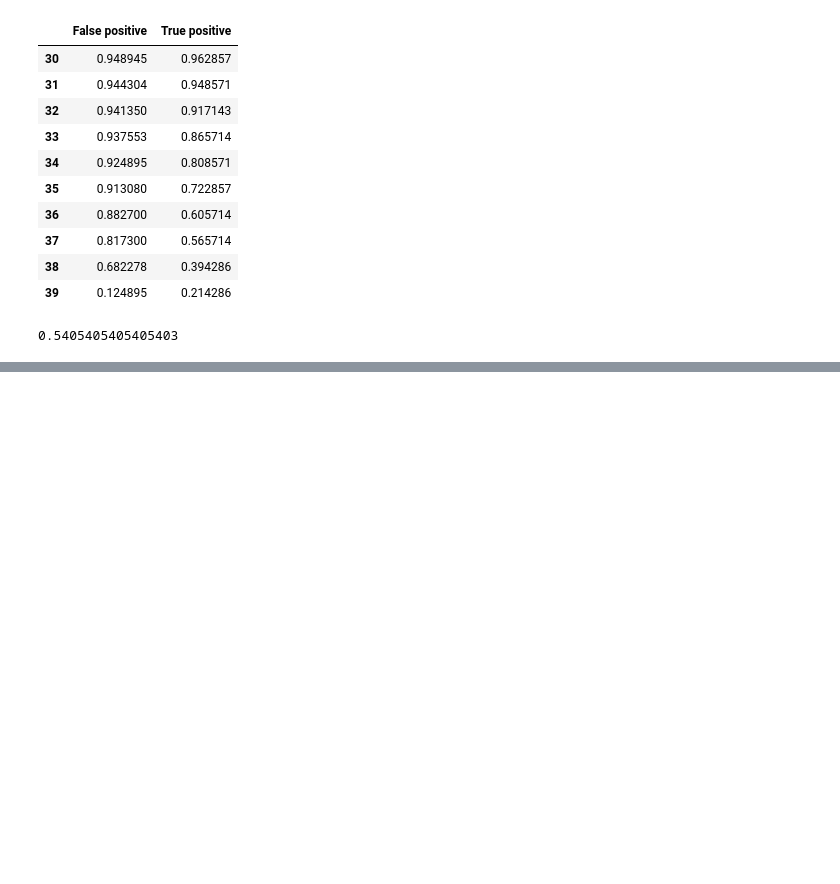
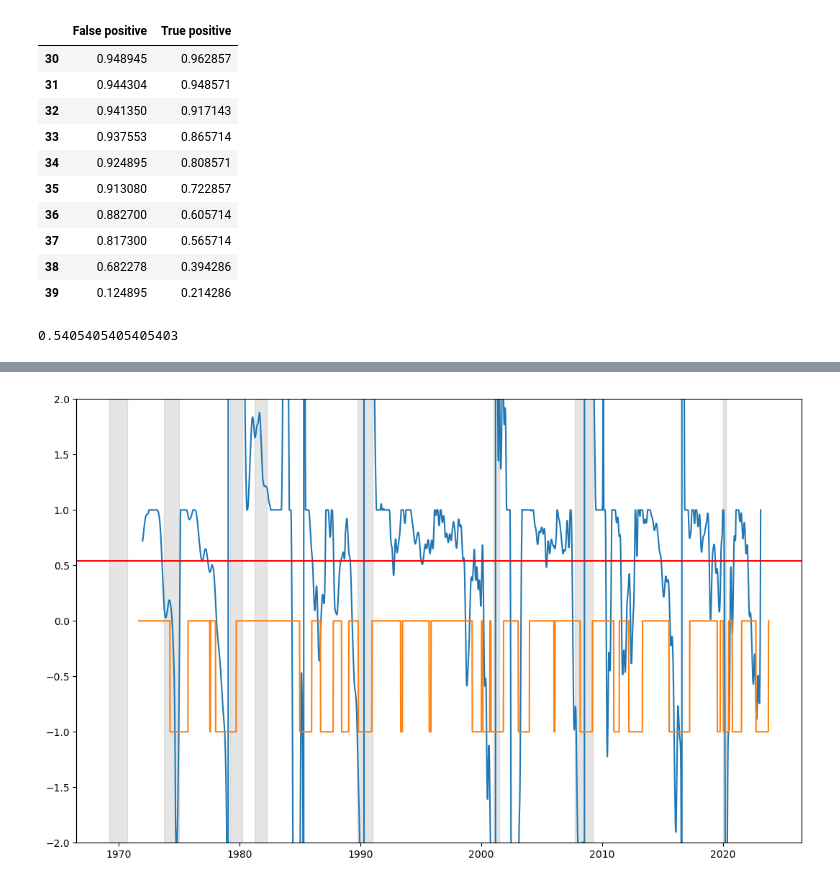
Before and after one commit to YoongsompornT/RecessionPrediction, a Jupyter notebook: Models/Threshold/Index5-RecesPredict.ipynb, the cells around one changed output, grey strips where cells are left out. Saved outputs shown, nothing was run; the diff lists cells and outputs as text; code cells hidden in the pictures; blank space fills up the shorter version.

```diff
--- a/Models/Threshold/Index5-RecesPredict.ipynb
+++ b/Models/Threshold/Index5-RecesPredict.ipynb
@@ -551,0 +561,12 @@ KeyError: 'CHG'
+# %%
+# without time shift for data, (still time shifted prediction)
+fig, ax = plt.subplots(figsize=(13,8))
+ax.plot(df2.index-dt.timedelta(days=8*30), df2['CHG'])
+ax.plot(df2.index, df2['predict']*-1)
+for i in range(len(start)):
+  ax.axvspan(start[i], end[i], color='grey', alpha=0.2)
+ax.axhline(final_thres, color='red')
+plt.ylim(-2,2)
+plt.show()
+# %% [output]
+[figure, added]
```
Also changed, not shown: parts of 3 cells of this notebook, 1 other file.
